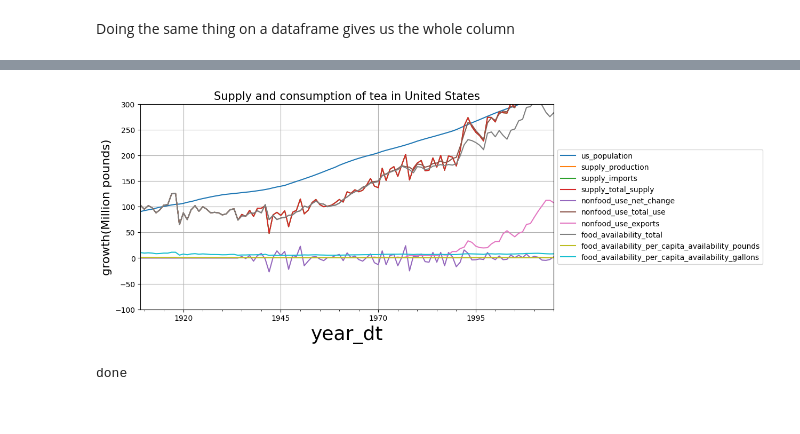
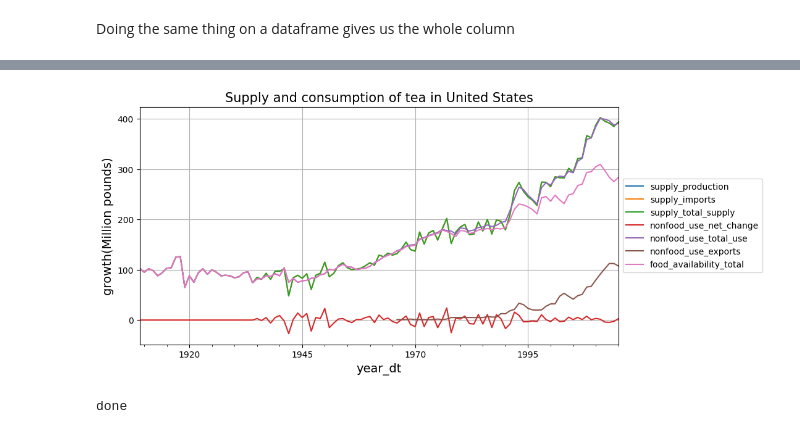
Before and after one commit to shinsooha/DATAproject, a Jupyter notebook: coffee.ipynb, the cells around one changed output, grey strips where cells are left out. Saved outputs shown, nothing was run; the diff lists cells and outputs as text; code cells hidden in the pictures.

```diff
--- a/coffee.ipynb
+++ b/coffee.ipynb
@@ -274,6 +300,9 @@ Index(['year', 'us_population', 'supply_production', 'supply_imports',
 # %%
 tea_df["year_dt"] = pd.to_datetime(dict(year=tea_df.year, month=7, day=1))
 tea_df.drop(['year'], axis=1, inplace=True, errors="ignore")
+tea_df.drop(['us_population'], axis=1, inplace=True, errors="ignore")
+tea_df.drop(['food_availability_per_capita_availability_gallons'], axis=1, inplace=True, errors="ignore")
+tea_df.drop(['food_availability_per_capita_availability_pounds'], axis=1, inplace=True, errors="ignore")
 tea_df.set_index("year_dt", inplace=True)
 tea_df.head()
 # %% [output]
@@ -299,12 +323,12 @@ tea_df.plot(ylim=(-100,300)).legend(loc="center left", bbox_to_anchor=(1.0, 0.5)
 # %%
-tea_df.plot(ylim=(-100,300)).legend(loc="center left", bbox_to_anchor=(1.0, 0.5))
+tea_df.plot().legend(loc="center left", bbox_to_anchor=(1.0, 0.5))
 plt.title("Supply and consumption of tea in United States", fontsize=15)
-plt.xlabel("year_dt", fontsize=26)
-plt.ylabel("growth(Million pounds)", fontsize=16)
+plt.xlabel("year_dt", fontsize=14)
+plt.ylabel("growth(Million pounds)", fontsize=14)
 plt.grid(True)
 plt.show()
 # %% [output]
-[figure, old version]
+[figure, new version]
 # %%
 plt.rcParams["figure.figsize"] = (10, 5)
 # %%
```
Also changed, not shown: parts of 5 cells of this notebook.
